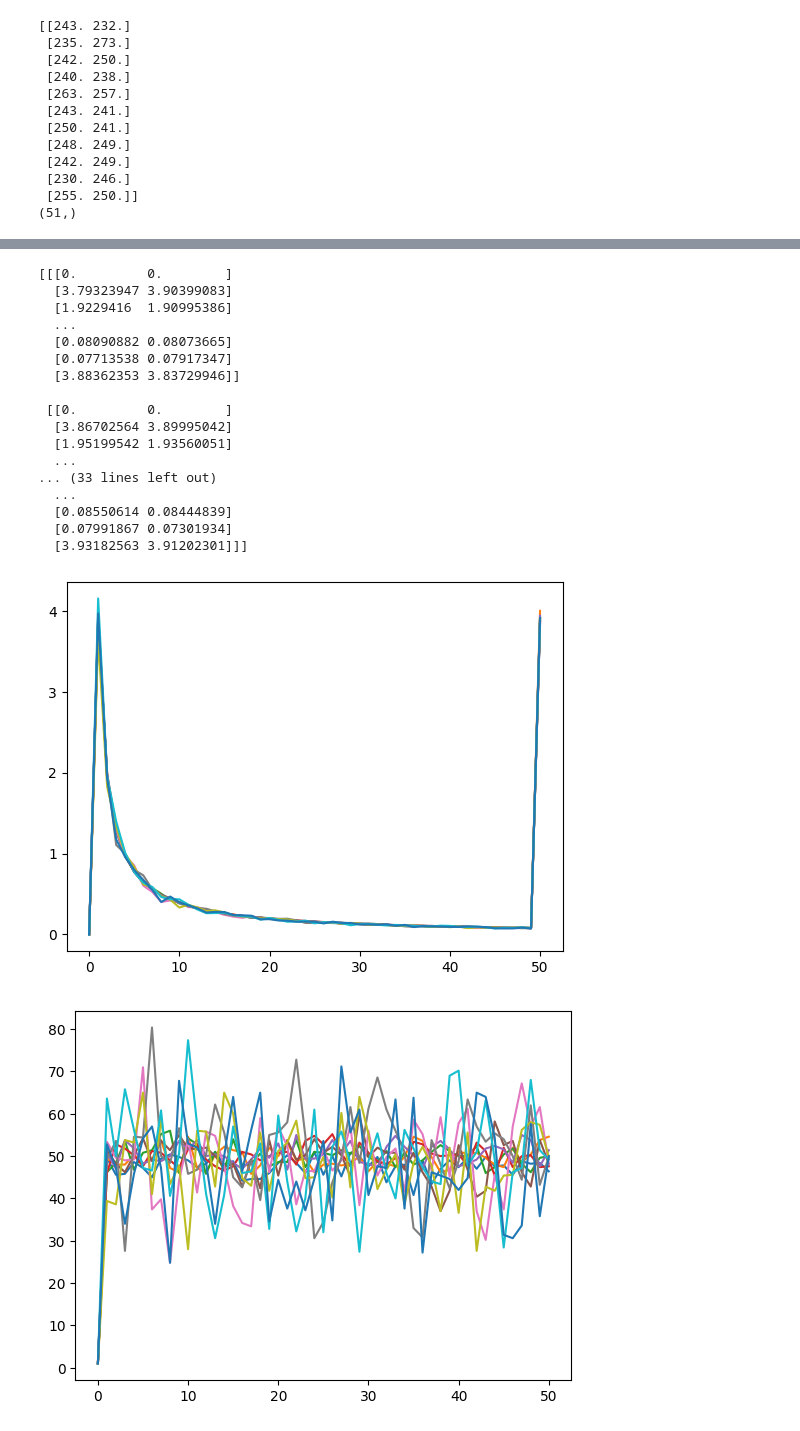
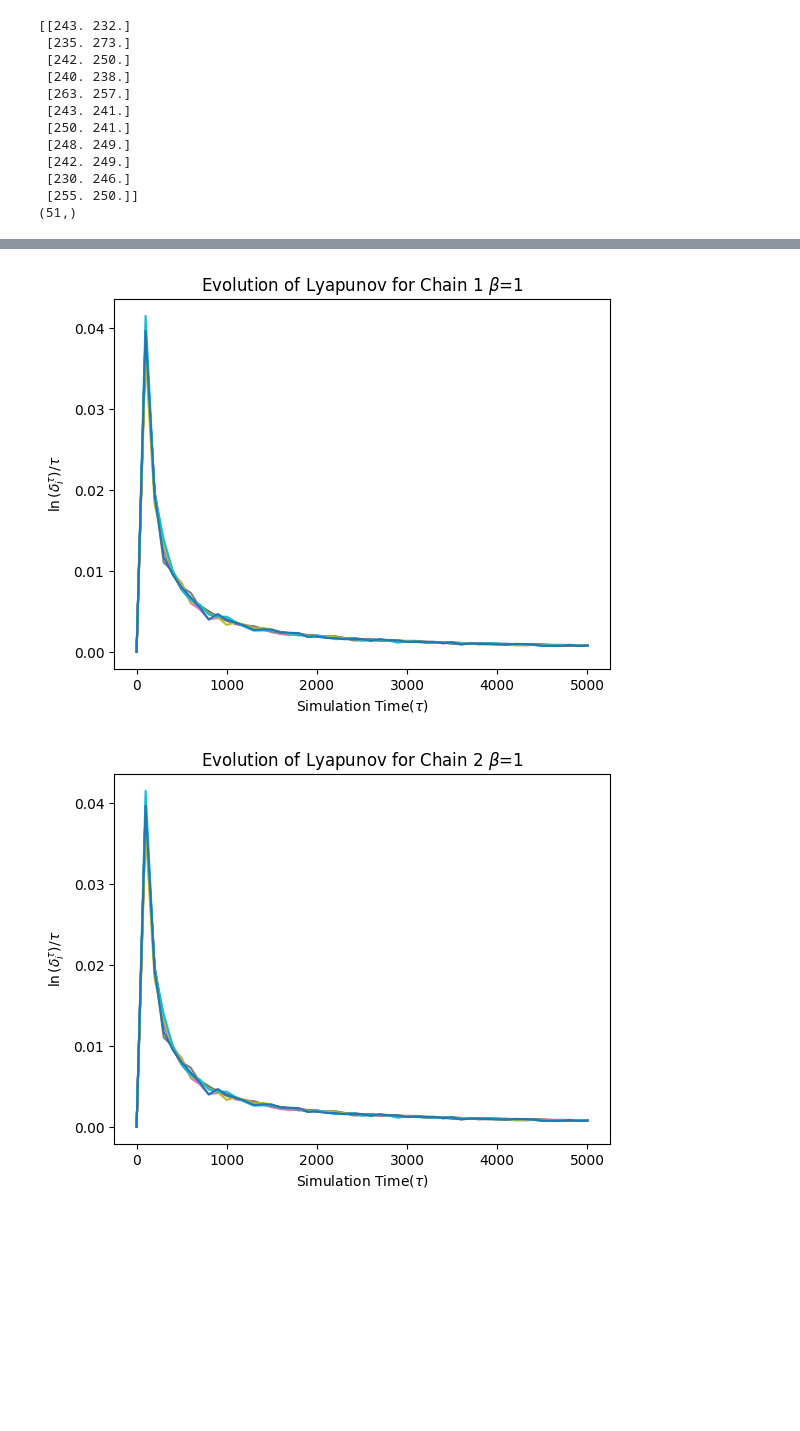
Before and after one commit to joshkarten/LabResearch, a Jupyter notebook: Lyapunov.ipynb, the cells around one changed output, grey strips where cells are left out. Drawn from its saved outputs; the diff is of its cells as text; code cells hidden in the pictures; blank space fills up the shorter version.

```diff
--- a/Lyapunov.ipynb
+++ b/Lyapunov.ipynb
@@ -173,33 +173,27 @@ Text(0.5, 1.0, 'Antiferromagnetic Order Parameter for the Lattice $\\beta$=1')
 # %%
 Average = np.average(delta, axis =0)
 Log = np.log(Average)
-for i in range(1, (length**2)//200):
-    Log[:,i,:] = Log[:,i,:]/i
-print(Log)
-fig, ax = plt.subplots()
-for i in range(num_points):
-    ax.plot(Log[i,:,1])
+for i in range(1, time_size):
+    Log[:,i,:] = Log[:,i,:]/i/100
 
 fig, ax = plt.subplots()
 for i in range(num_points):
-    ax.plot(Average[i,:,1])
+    ax.plot(np.linspace(0,(length**2)//2, time_size), Log[i,:,1])
+ax.set_xlabel(r'Simulation Time($\tau$)')
+ax.set_ylabel(r'$\ln{(\delta_{i}^\tau)}/\tau$')
+ax.set_title(r'Evolution of Lyapunov for Chain 1 $\beta$=' + str(Beta))
+
+fig, ax = plt.subplots()
+for i in range(num_points):
+    ax.plot(np.linspace(0,(length**2)//2, time_size), Log[i,:,1])
+ax.set_xlabel(r'Simulation Time($\tau$)')
+ax.set_ylabel(r'$\ln{(\delta_{i}^\tau)}/\tau$')
+ax.set_title(r'Evolution of Lyapunov for Chain 2 $\beta$=' + str(Beta))
+fig, ax = plt.subplots()
+for i in range(num_points):
+    ax.plot(np.linspace(0,(length**2)//2, time_size), Average[i,:,1])
+#ax.set_xlim(0, (length**2)//2)
+ax.set_yscale('log')
 # %% [output]
-[[[0.         0.        ]
-  [3.79323947 3.90399083]
-  [1.9229416  1.90995386]
-  ...
-  [0.08090882 0.08073665]
-  [0.07713538 0.07917347]
-  [3.88362353 3.83729946]]
-
- [[0.         0.        ]
-  [3.86702564 3.89995042]
-  [1.95199542 1.93560051]
-  ...
-... (33 lines left out)
-  ...
-  [0.08550614 0.08444839]
-  [0.07991867 0.07301934]
-  [3.93182563 3.91202301]]]
-[figure, old version]
+[figure, new version]
-[figure, old version]
+[figure, new version]
```
Also changed, not shown: parts of 2 cells of this notebook.
